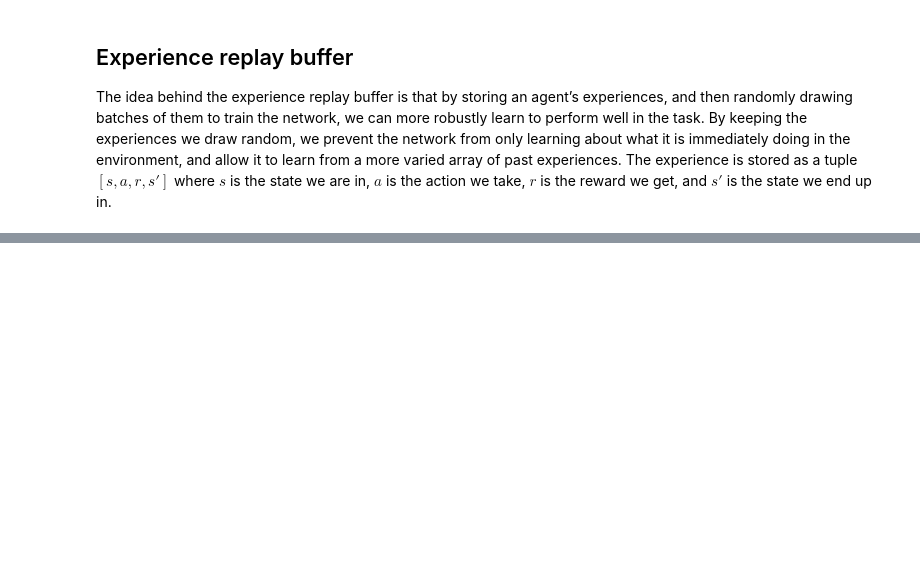
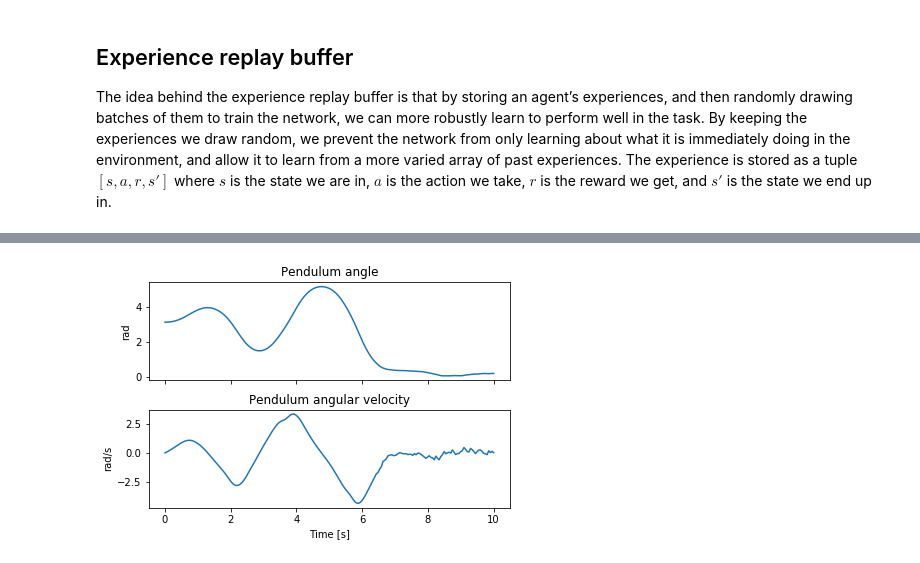
Before and after one commit to leac123/RL-project, a Jupyter notebook: Actor critic/Actor-Critic.ipynb, the cells around one changed output, grey strips where cells are left out. Cells and saved outputs as stored; diff of their text form; code cells hidden in the pictures; blank space fills up the shorter version.

Commit message:
Working Actor Critic

```diff
--- a/Actor critic/Actor-Critic.ipynb
+++ b/Actor critic/Actor-Critic.ipynb
@@ -291,0 +307,26 @@ for i_episode in range(MAX_EPISODE):
+# %%
+from matplotlib import pyplot as plt
+from matplotlib.patches import Rectangle
+from matplotlib import animation
+from IPython.display import HTML
+
+# Simulate the environment for n_steps and save states in X
+n_steps = 200
+X = np.zeros((n_steps, len(env.x)))
+U = np.zeros((n_steps))
+state = env.init([np.pi, 0])
+for step in range(n_steps):
+    X[step, :] = env.x
+    a = actor.choose_action(state)
+    state = env.step(a)
+    U[step] = a
+
+# Create the figure
+fig = plt.figure()
+ax = plt.axes(xlim=(-2, 2), ylim=(-1.1, 1.1), aspect='equal')
+line, = ax.plot([], [], lw=2, marker='o', markersize=6)
+animate = lambda i: line.set_data([0, np.sin(X[i, 0])],[0, np.cos(X[i, 0])])
+
+# Create and display animation
+plt.close()
+anim = animation.FuncAnimation(fig, animate, interval = env.step_size*1000, frames = n_steps)
@@ -291,0 +337,18 @@ for i_episode in range(MAX_EPISODE):
+# %%
+# Plot trajectory
+#%matplotlib auto
+t = np.linspace(0, n_steps*env.step_size, X.shape[0])
+names = ["Pendulum angle", "Pendulum angular velocity"]
+units = ["rad", "rad/s"]
+fig, axarr = plt.subplots(2, sharex=True)
+for i in range(2):
+    axarr[i].plot(t, X[:, i])
+    axarr[i].title.set_text(names[i])
+    axarr[i].set_ylabel(units[i])
+
+fig.tight_layout()
+fig.subplots_adjust(top=0.88)
+plt.xlabel('Time [s]')
+plt.show()
+# %% [output]
+[figure, added]
```
Also changed, not shown: parts of 11 cells of this notebook.
